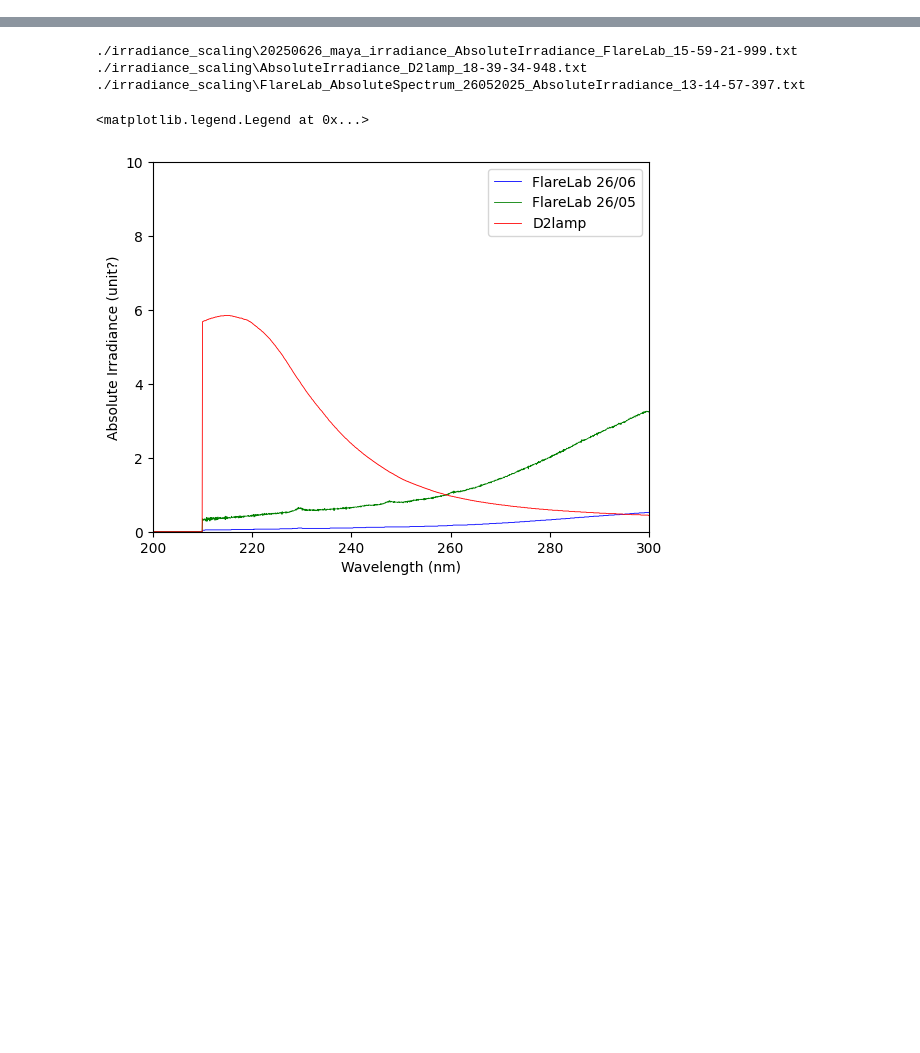
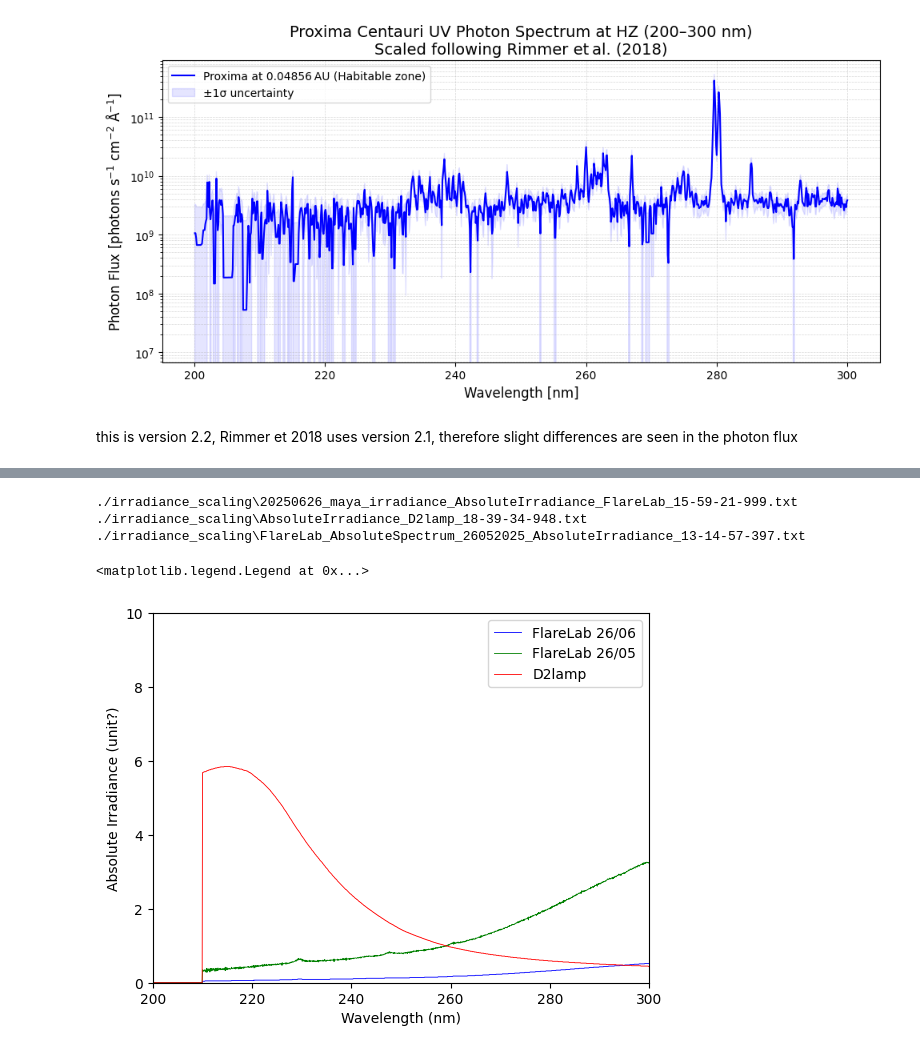
Before and after one commit to vik-ell/P3_Project, a Jupyter notebook: scaling_mdwarf.ipynb, the cells around one changed output, grey strips where cells are left out. Cells and saved outputs as stored; diff of their text form; code cells hidden in the pictures; blank space fills up the shorter version.

```diff
--- a/scaling_mdwarf.ipynb
+++ b/scaling_mdwarf.ipynb
@@ -163,0 +120,61 @@ plt.show()
+# %%
+
+
+# # --- 1. Load the MUSCLES spectrum at Earth ---
+# filename = "hlsp_muscles_multi_multi_gj551_broadband_v22_adapt-const-res-sed.fits"
+# with fits.open(filename) as hdulist:
+#     data = hdulist[1].data
+
+w_ang = data['WAVELENGTH']          # Å
+flux_erg = data['FLUX']             # erg s^-1 cm^-2 Å^-1
+err_erg  = data['ERROR']            # erg s^-1 cm^-2 Å^-1
+
+# convert to nm & cm
+w_nm = w_ang / 10.0
+w_cm = w_ang * 1e-8
+
+# convert to photon flux at Earth: S_lambda,⊕ (photons cm^-2 s^-1 Å^-1)
+hc_ergcm = (h * c).to('erg cm').value
+S_earth = (flux_erg * w_cm) / hc_ergcm
+S_earth_err = (err_erg * w_cm) / hc_ergcm
+
+# --- 2. Scale to planet orbit at a = 0.04856 AU ---
+# Proxima distance from Earth:
+d_pc = Distance(parallax=768.5*u.mas).to(u.pc)  # or Distance("1.295 pc")
+d_cm = d_pc.to(u.cm).value
+
+a_AU = 0.04856 * u.AU
+a_cm = a_AU.to(u.cm).value
+
+scale = (d_cm / a_cm)**2
+S_planet = S_earth * scale
+S_planet_err = S_earth_err * scale
+
+# --- 3. Filter to 200–300 nm and plot ---
+mask = (w_nm >= 200) & (w_nm <= 300)
+wl_plot = w_nm[mask]
+planet_flux = S_planet[mask]
+planet_err  = S_planet_err[mask]
+
+plt.figure(figsize=(10,5))
+plt.plot(wl_plot, planet_flux, color='blue',
+         label=f'Proxima at 0.04856 AU (Habitable zone)')
+plt.fill_between(wl_plot,
+                 planet_flux - planet_err,
+                 planet_flux + planet_err,
+                 color='blue', alpha=0.1,
+                 label='±1σ uncertainty')
+
+plt.xlabel("Wavelength [nm]", fontsize=12)
+plt.ylabel("Photon Flux [photons s$^{-1}$ cm$^{-2}$ Å$^{-1}$]", fontsize=12)
+plt.title("Proxima Centauri UV Photon Spectrum at HZ (200–300 nm)\n" +
+          "Scaled following Rimmer et al. (2018)", fontsize=14)
+plt.yscale("log")
+plt.grid(True, which="both", ls="--", lw=0.5, alpha=0.5)
+plt.legend()
+plt.tight_layout()
+plt.show()
+# %% [output]
+[figure, added]
+# %% [markdown]
+this is version 2.2, Rimmer et 2018 uses version 2.1, therefore slight differences are seen in the photon flux
```
Also changed, not shown: parts of 7 cells of this notebook, 1 other file.
